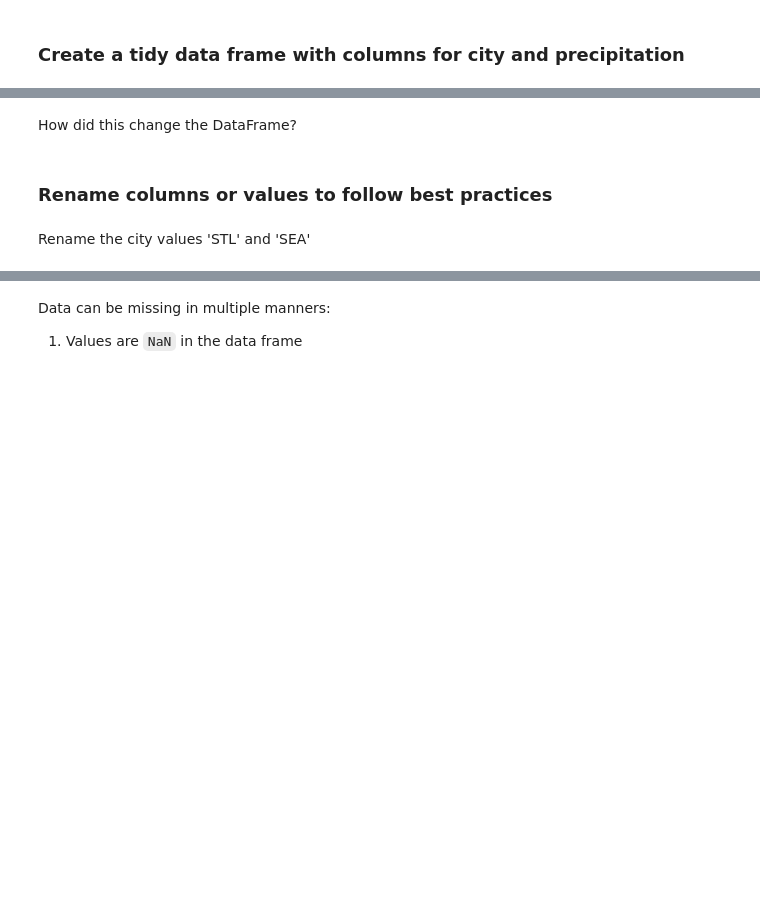
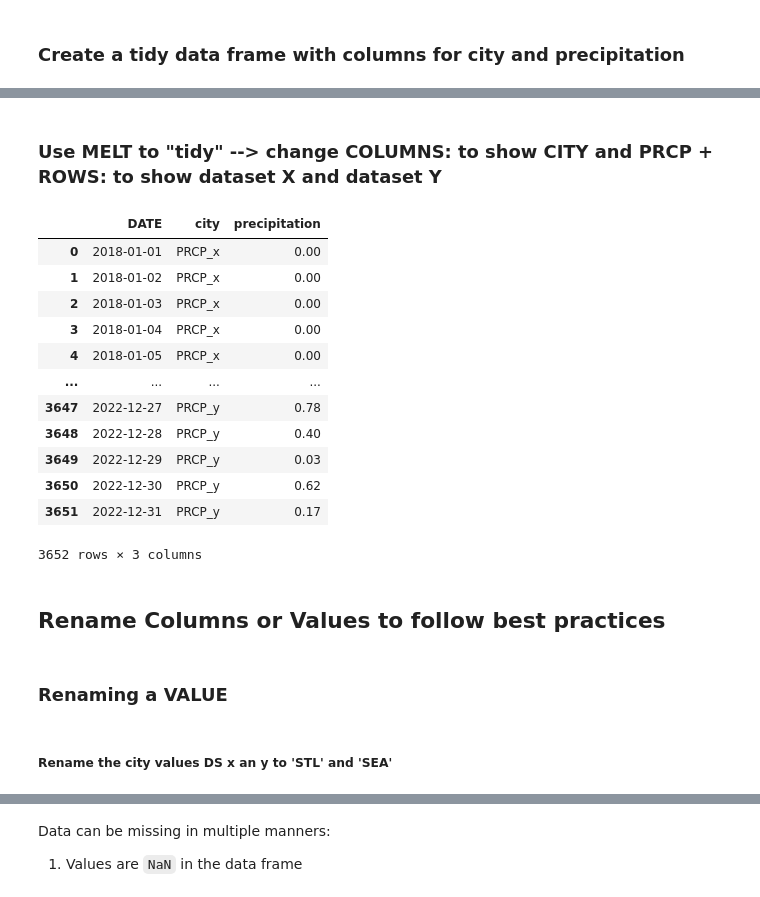
Before and after one commit to alyzukas/weather, a Jupyter notebook: code/weather_template.ipynb, the cells around one changed output, grey strips where cells are left out. Cells and saved outputs as stored; diff of their text form; code cells hidden in the pictures; blank space fills up the shorter version.

```diff
--- a/code/weather_template.ipynb
+++ b/code/weather_template.ipynb
@@ -616,8 +624,26 @@ df
-# %% [markdown]
-How did this change the DataFrame?
+# %% [markdown]
+### Use MELT to "tidy" --> change COLUMNS: to show CITY and PRCP + ROWS: to show dataset X and dataset Y
+# %%
+df = pd.melt(df, id_vars='DATE', var_name='city', value_name='precipitation')
 # %%
-df.head()
+df
+# %% [output]
+|  | DATE | city | precipitation |
+| 0 | 2018-01-01 | PRCP_x | 0.00 |
+| 1 | 2018-01-02 | PRCP_x | 0.00 |
+| 2 | 2018-01-03 | PRCP_x | 0.00 |
+| 3 | 2018-01-04 | PRCP_x | 0.00 |
+| 4 | 2018-01-05 | PRCP_x | 0.00 |
+| ... | ... | ... | ... |
+| 3647 | 2022-12-27 | PRCP_y | 0.78 |
+| 3648 | 2022-12-28 | PRCP_y | 0.40 |
+| 3649 | 2022-12-29 | PRCP_y | 0.03 |
+| 3650 | 2022-12-30 | PRCP_y | 0.62 |
+| 3651 | 2022-12-31 | PRCP_y | 0.17 |
+3652 rows × 3 columns
 # %% [markdown]
-### Rename columns or values to follow best practices
+## Rename Columns or Values to follow best practices
+# %% [markdown]
+### Renaming a VALUE
 # %% [markdown]
-Rename the city values 'STL' and 'SEA'
+##### Rename the city values DS x an y to 'STL' and 'SEA'
```
Also changed, not shown: parts of 63 cells of this notebook.
